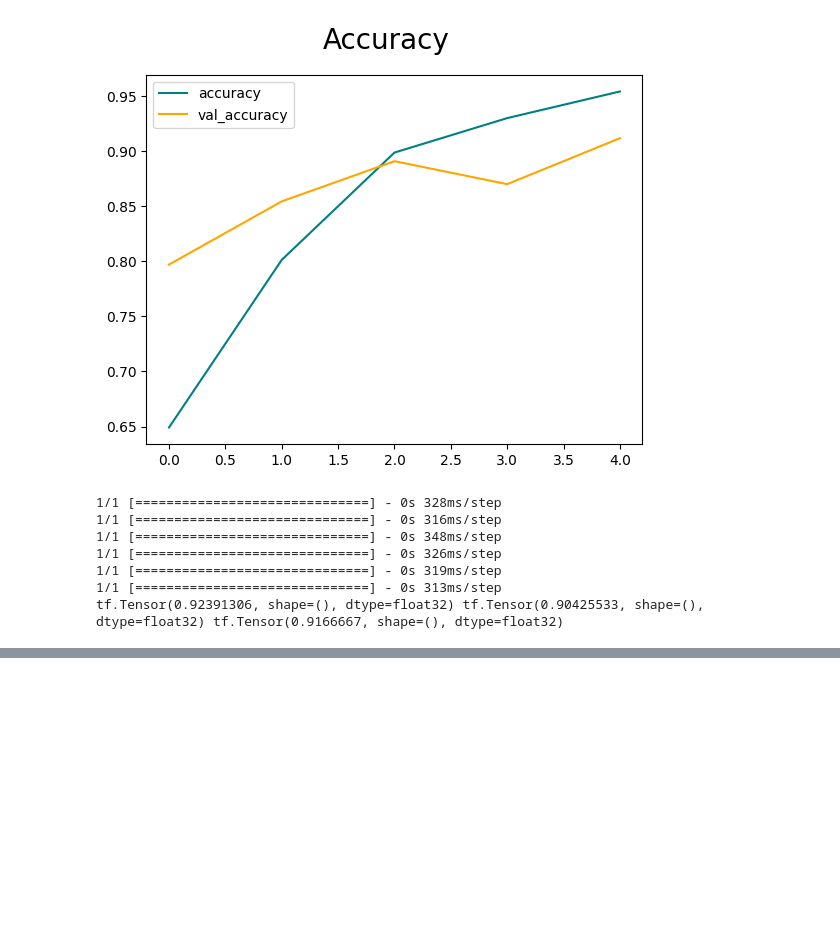
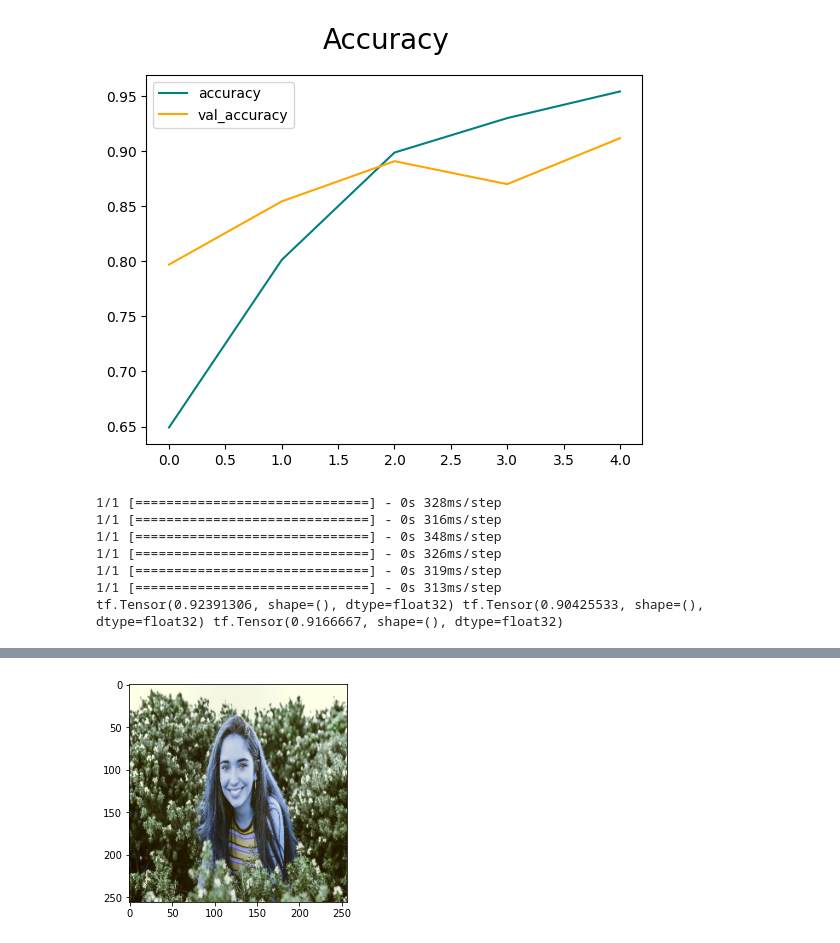
Before and after one commit to locdam/Gender-Classification, a Jupyter notebook: GenderClassification.ipynb, the cells around one changed output, grey strips where cells are left out. Cells and saved outputs as stored; diff of their text form; code cells hidden in the pictures; blank space fills up the shorter version.

```diff
--- a/GenderClassification.ipynb
+++ b/GenderClassification.ipynb
@@ -302,0 +335,6 @@ tf.Tensor(0.92391306, shape=(), dtype=float32) tf.Tensor(0.90425533, shape=(), d
+# %%
+resize = tf.image.resize(img, (256,256))
+plt.imshow(resize.numpy().astype(int))
+plt.show()
+# %% [output]
+[figure, added]
```
Also changed, not shown: parts of 15 cells of this notebook.
